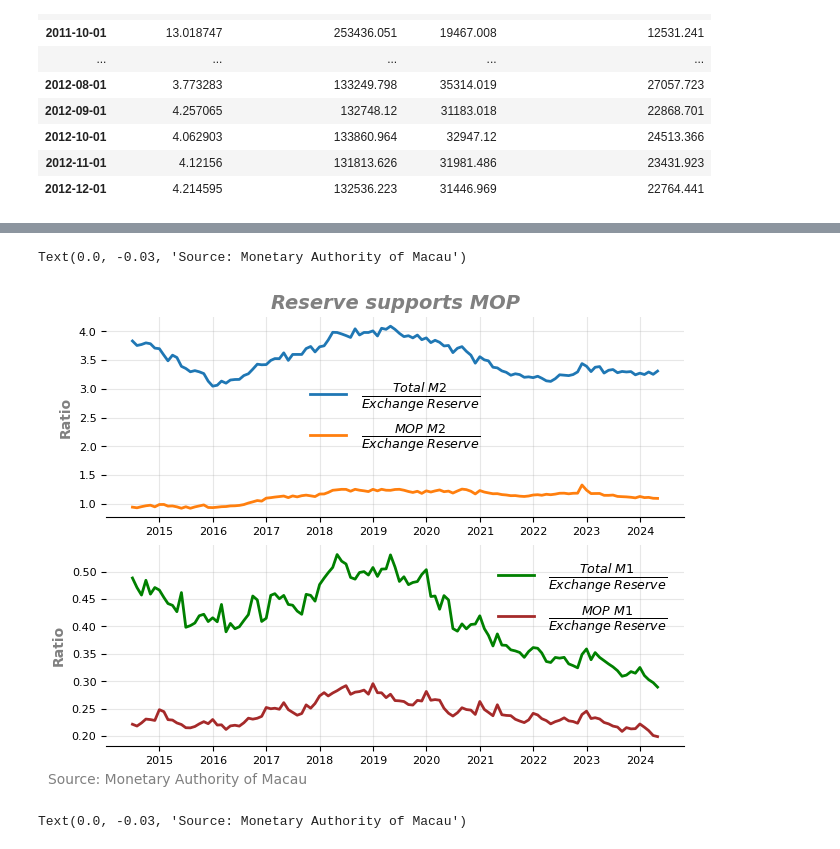
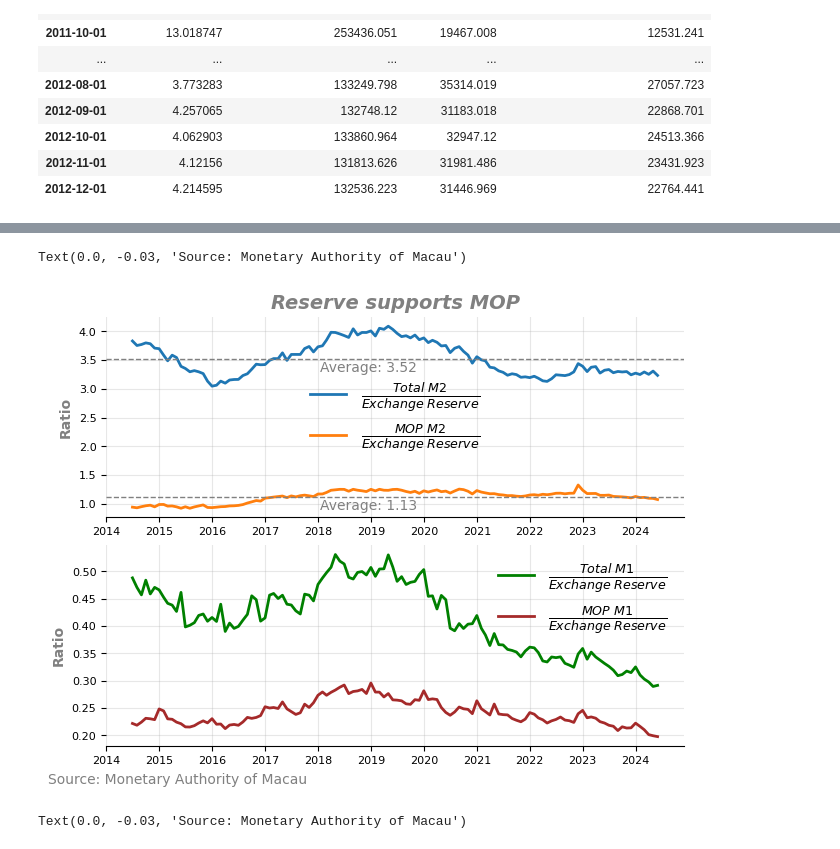
Before and after one commit to mogcai/BCPLP, a Jupyter notebook: Macau.ipynb, the cells around one changed output, grey strips where cells are left out. Drawn from its saved outputs; the diff is of its cells as text; code cells hidden in the pictures.

```diff
--- a/Macau.ipynb
+++ b/Macau.ipynb
@@ -75,7 +75,7 @@ df_money=pd.concat([df_m1, df_m2], axis=1)
 # %% [markdown]
 ### Foreign Assets/Monetary Base
 # %%
-url='https://cdn.amcm.gov.mo/uploads/attachment/2024-07/7_Central_Bank_Survey_74.xlsx'
+url='https://cdn.amcm.gov.mo/uploads/attachment/2024-08/7_Central_Bank_Survey_75.xlsx'
 headers = {'User-Agent': 'Mozilla/5.0 (Macintosh; Intel Mac OS X 10_10_1) AppleWebKit/537.36 (KHTML, like Gecko) Chrome/39.0.2171.95 Safari/537.36'}
 r=requests.get(url, headers=headers)
 if r.ok:
@@ -335,32 +319,53 @@ Index(['Year', 'Month', 'Net Foreign Assets', 'Foreign Assets',
 # %%
 df['m2_mop_reserve']=df['M2-MOP']/df['Foreign Exchange Reserves']
 df['m1_mop_reserve']=df['M1-MOP']/df['Foreign Exchange Reserves']
 # df['reserve_monbase']=df['Foreign Exchange Reserves']/df['Monetary Base']
 
 fig, axs = plt.subplots(2, 1, layout='constrained')
 axs[0].plot(df['m2_reserve'][-120:], label=r'$\frac{Total\ M2}{Exchange\ Reserve}$', linewidth=2)
 axs[0].plot(df['m2_mop_reserve'][-120:], label=r'$\frac{MOP\ M2}{Exchange\ Reserve}$', linewidth=2)
 # axs[0].set_xlabel('Year')
 axs[0].set_title('Reserve supports MOP', fontsize=14,
             fontstyle='italic', fontweight='bold', color='grey')
 
+axs[0].axhline(y=df['m2_reserve'][-120:].mean(), color='grey', linestyle='--', linewidth=1)
+axs[0].axhline(y=df['m2_mop_reserve'][-120:].mean(), color='grey', linestyle='--', linewidth=1)
+
+axs[0].text(
+        df.index[-1].year*9,
+        df['m2_reserve'][-1]*1.04,
+        f"Average: {str(round(df['m2_reserve'][-120:].mean(),2))}",
+        color='grey',
+        # fontweight="bold",
+        horizontalalignment="right",
+        verticalalignment="center",
+    )
+
+axs[0].text(
+        df.index[-1].year*9,
+        df['m2_mop_reserve'][-1]*0.9,
+        f"Average: {str(round(df['m2_mop_reserve'][-120:].mean(),2))}",
+        color='grey',
+        # fontweight="bold",
+        horizontalalignment="right",
+        verticalalignment="center",
+    )
+
 axs[1].plot(df['m1_reserve'][-120:], label=r'$\frac{Total\ M1}{Exchange\ Reserve}$', color='green', linewidth=2)
 axs[1].plot(df['m1_mop_reserve'][-120:], label=r'$\frac{MOP\ M1}{Exchange\ Reserve}$', color='brown', linewidth=2)
-# axs[1].set_xlabel('Year')
-
 
 # Hide the all but the bottom spines (axis lines)
 for ax in axs:
     ax.spines["right"].set_visible(False)
     ax.spines["left"].set_visible(False)
     ax.spines["top"].set_visible(False)
     ax.grid(True, alpha=0.3)
     ax.legend(frameon=False, prop={'size': 13, 'weight': 'bold'})
     ax.set_ylabel('Ratio',color='grey')
 
 # fig.text(0.0, -0.03, 'Source: Monetary Authority of Macau, Macau Statistics and Census Service')
 fig.text(0.0, -0.03, 'Source: Monetary Authority of Macau', color='grey')
 # %% [output]
 Text(0.0, -0.03, 'Source: Monetary Authority of Macau')
-[figure, old version]
+[figure, new version]
 # %%
```
Also changed, not shown: parts of 2 cells of this notebook, 1 other file.
